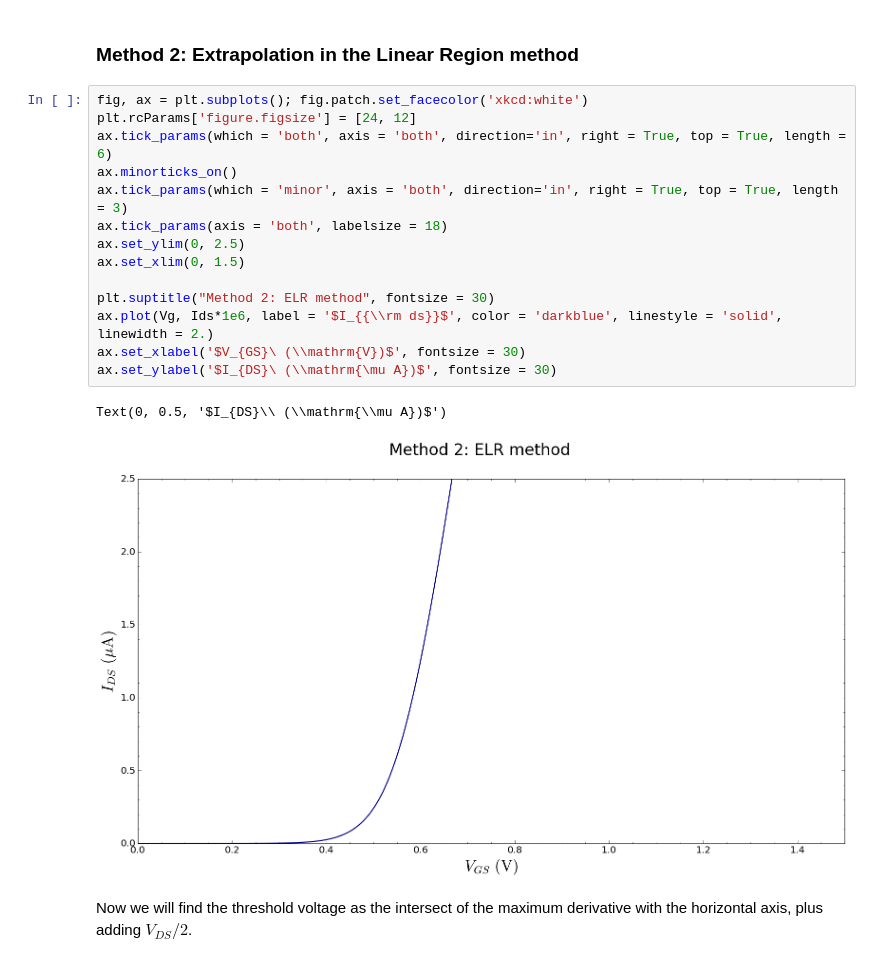
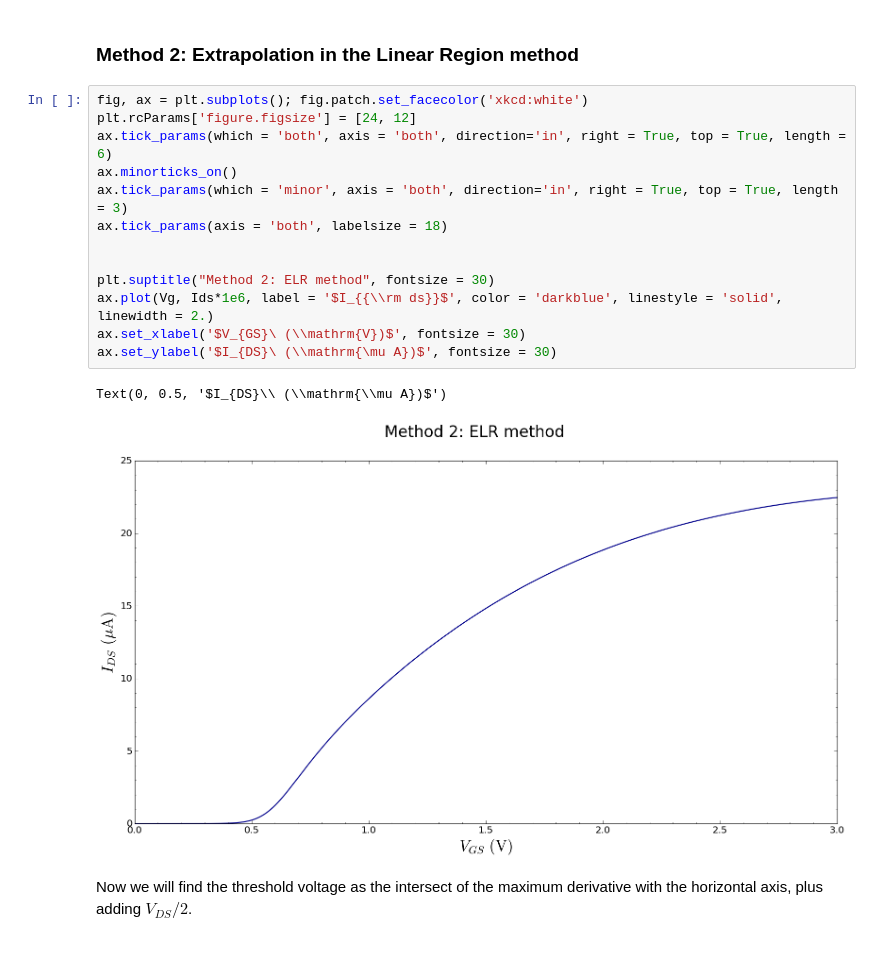
Before and after one commit to javivilladamigo/digitalDesign, a Jupyter notebook: 1/ex1.ipynb, the cells around one changed output. Drawn from its saved outputs; the diff is of its cells as text.

```diff
--- a/1/ex1.ipynb
+++ b/1/ex1.ipynb
@@ -57,20 +56,19 @@ The threshold voltage is (approximately): 0.546 V
 # %%
 fig, ax = plt.subplots(); fig.patch.set_facecolor('xkcd:white')
 plt.rcParams['figure.figsize'] = [24, 12]
 ax.tick_params(which = 'both', axis = 'both', direction='in', right = True, top = True, length = 6)
 ax.minorticks_on()
 ax.tick_params(which = 'minor', axis = 'both', direction='in', right = True, top = True, length = 3)
 ax.tick_params(axis = 'both', labelsize = 18)
-ax.set_ylim(0, 2.5)
-ax.set_xlim(0, 1.5)
+
 
 plt.suptitle("Method 2: ELR method", fontsize = 30)
 ax.plot(Vg, Ids*1e6, label = '$I_{{\\rm ds}}$', color = 'darkblue', linestyle = 'solid', linewidth = 2.)
 ax.set_xlabel('$V_{GS}\ (\\mathrm{V})$', fontsize = 30)
 ax.set_ylabel('$I_{DS}\ (\\mathrm{\mu A})$', fontsize = 30)
 # %% [output]
 Text(0, 0.5, '$I_{DS}\\ (\\mathrm{\\mu A})$')
-[figure, old version]
+[figure, new version]
 # %% [markdown]
 Now we will find the threshold voltage as the intersect of the maximum derivative with the horizontal axis, plus adding $V_{DS}/2$.
 # %%
```
Also changed, not shown: parts of 2 cells of this notebook.
